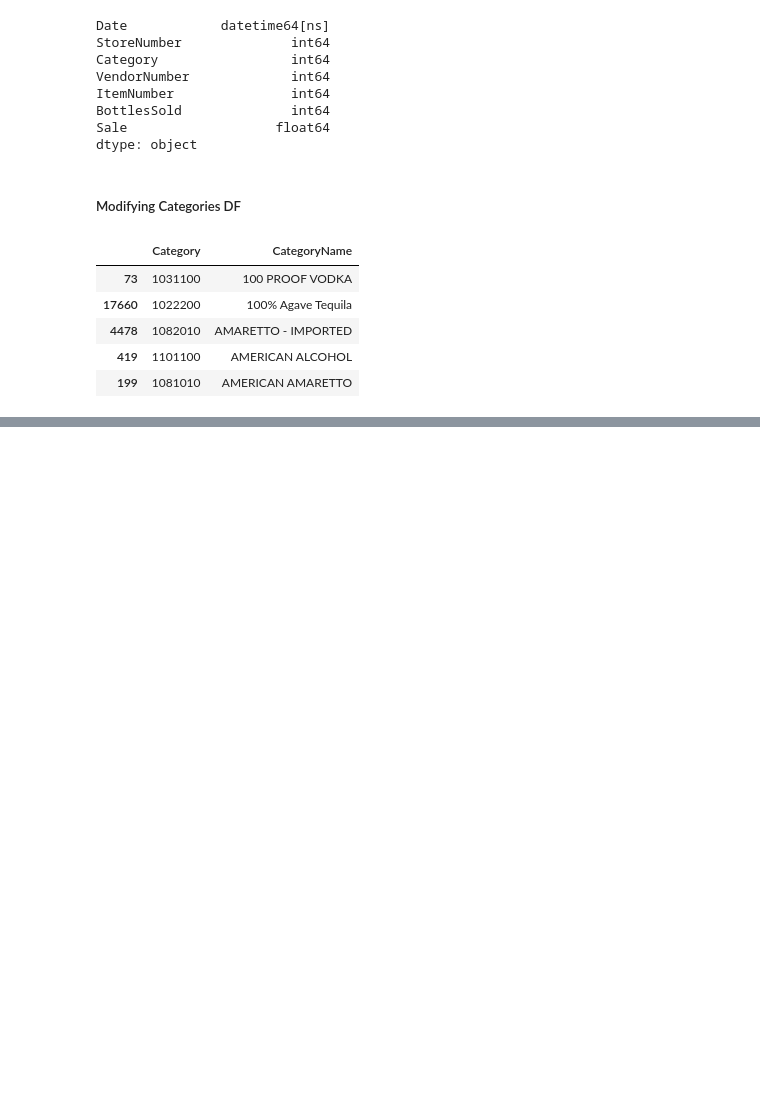
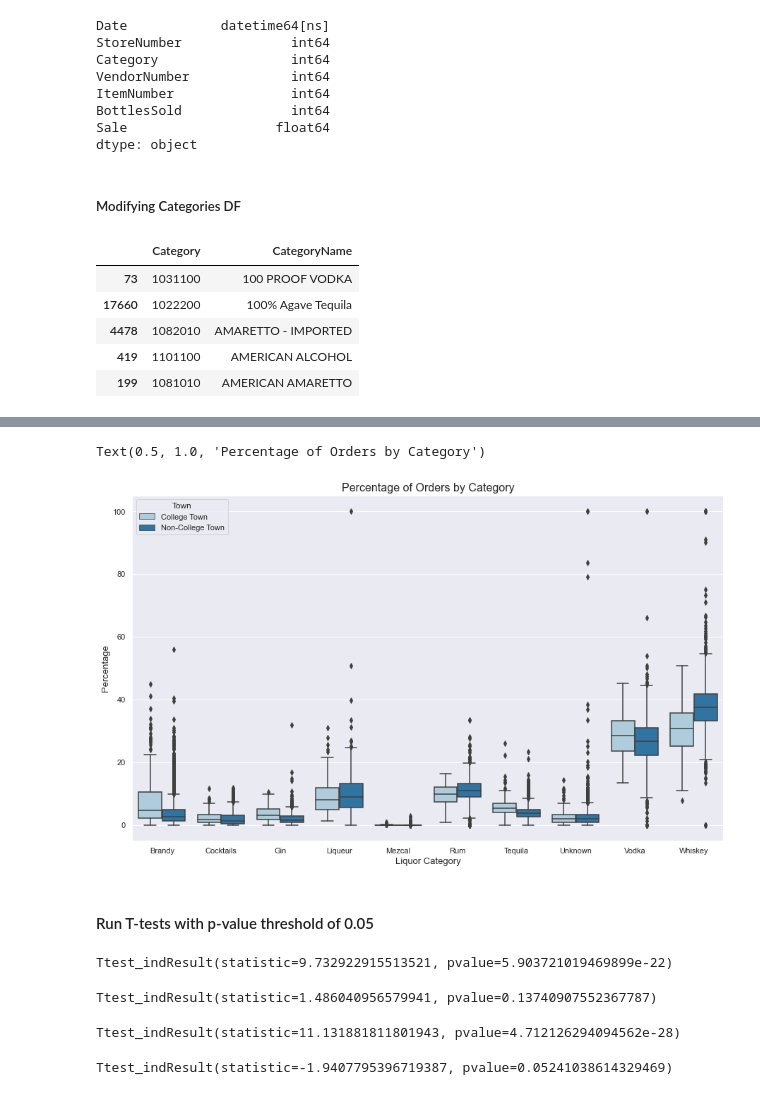
Before and after one commit to douglaju/Iowa-College-Towns-Liquor-Sales, a Jupyter notebook: data_analysis.ipynb, the cells around one changed output, grey strips where cells are left out. Saved outputs shown, nothing was run; the diff lists cells and outputs as text; code cells hidden in the pictures; blank space fills up the shorter version.

```diff
--- a/data_analysis.ipynb
+++ b/data_analysis.ipynb
@@ -268,0 +475,12 @@ categoriesdf.head(60)
+# %%
+#melt columns to make boxplot easier
+noncolstorecatmelted = pd.melt(noncolstorecat)
+# %%
+#add town type
+noncolstorecatmelted['Town'] = 'Non-College Town'
+# %%
+#append two df's
+storecat = pd.concat([colstorecatmelted,noncolstorecatmelted])
+# %%
+#multiply ratios by 100 to convert to percents
+storecat['value'] = storecat['value']*100
@@ -268,0 +503,32 @@ categoriesdf.head(60)
+# %%
+#create boxplot
+plt.figure(figsize=(15,9))
+sns.boxplot(x="GenCategory", y="value", hue='Town', data=storecat, palette = 'Paired')
+plt.xlabel('Liquor Category', fontsize=13)
+plt.ylabel('Percentage', fontsize=13)
+plt.title('Percentage of Orders by Category', fontsize=16)
+# %% [output]
+Text(0.5, 1.0, 'Percentage of Orders by Category')
+[figure, added]
+# %% [markdown]
+#### Run T-tests with p-value threshold of 0.05
+# %%
+#run t-test for brandy; reject null
+stats.ttest_ind(colstorecat['Brandy'], noncolstorecat['Brandy'])
+# %% [output]
+Ttest_indResult(statistic=9.732922915513521, pvalue=5.903721019469899e-22)
+# %%
+#run t-test for cocktails; fail to reject null
+stats.ttest_ind(colstorecat['Cocktails'], noncolstorecat['Cocktails'])
+# %% [output]
+Ttest_indResult(statistic=1.486040956579941, pvalue=0.13740907552367787)
+# %%
+#run t-test for gin; reject null
+stats.ttest_ind(colstorecat['Gin'], noncolstorecat['Gin'])
+# %% [output]
+Ttest_indResult(statistic=11.131881811801943, pvalue=4.712126294094562e-28)
+# %%
+#run t-test for liqueurs; fail to reject null
+stats.ttest_ind(colstorecat['Liqueur'], noncolstorecat['Liqueur'])
+# %% [output]
+Ttest_indResult(statistic=-1.9407795396719387, pvalue=0.05241038614329469)
```
Also changed, not shown: parts of 173 cells of this notebook.
